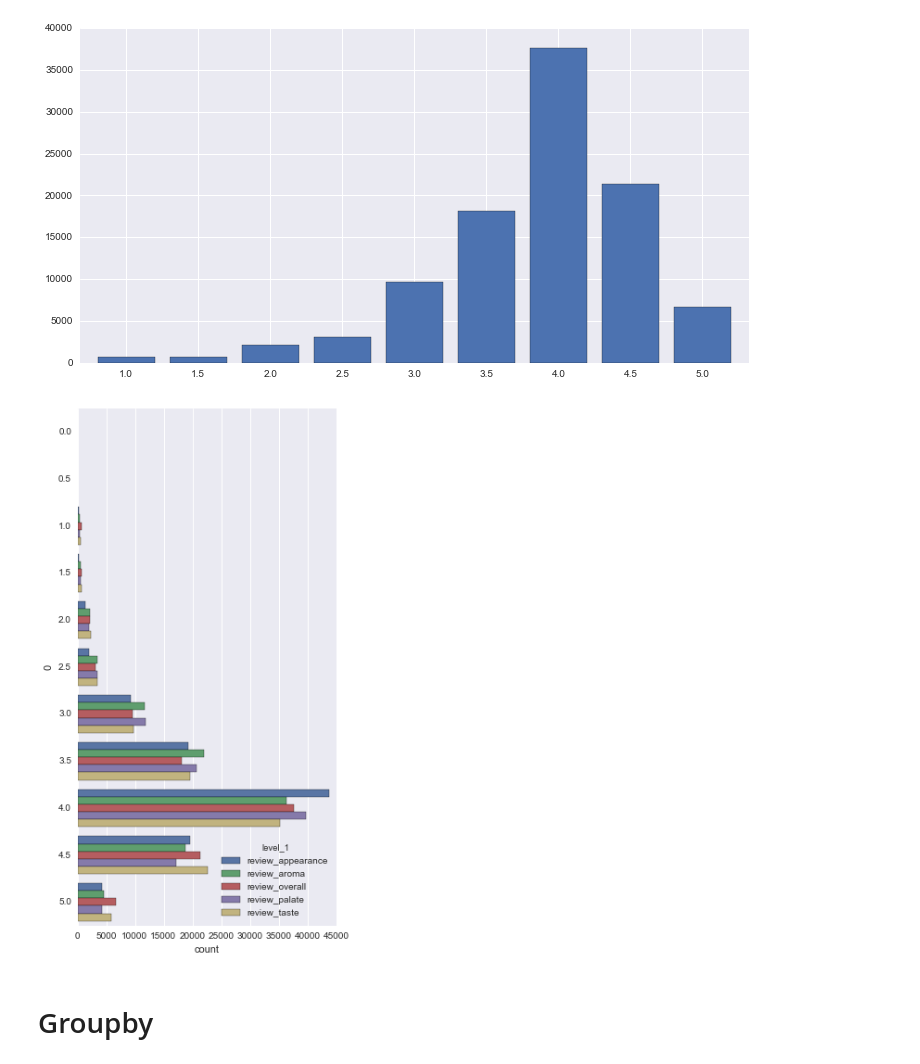
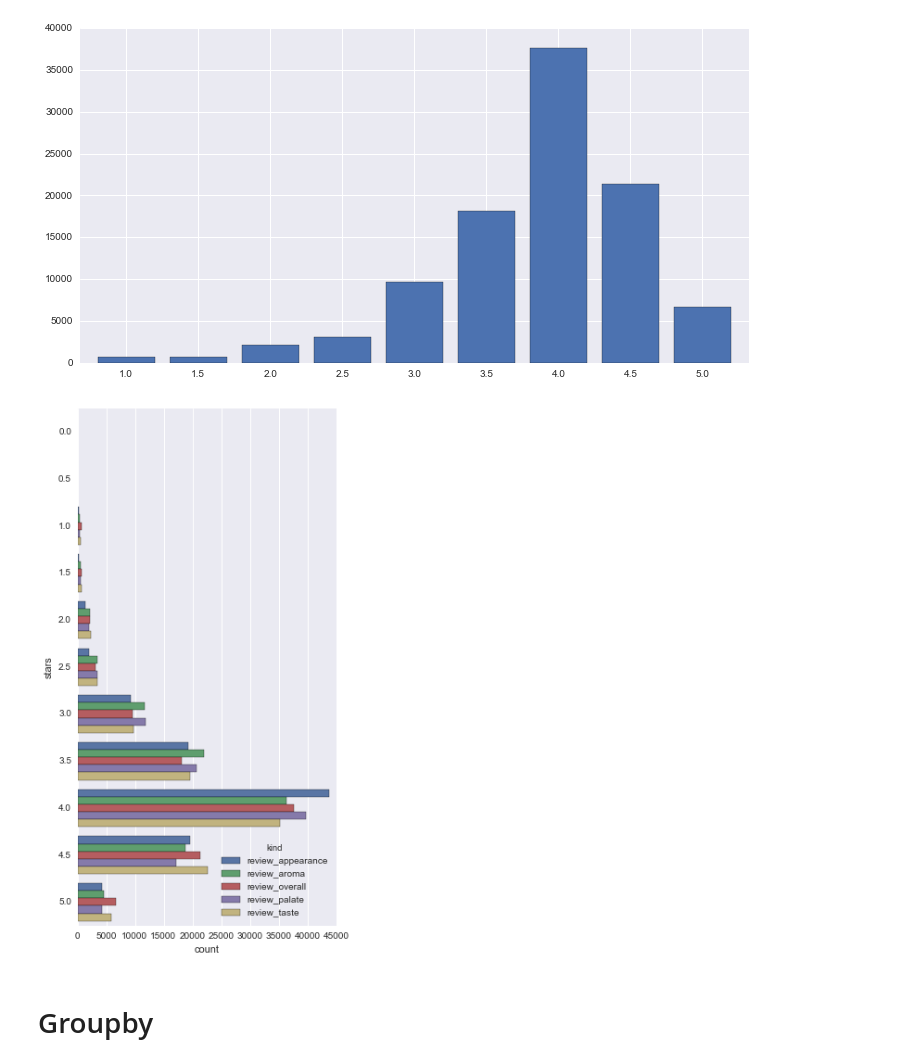
Before and after one commit to TomAugspurger/PyDataSeattle, a Jupyter notebook: notebooks/4. Groupby.ipynb, the cells around one changed output. Cells and saved outputs as stored; diff of their text form; code cells hidden in the pictures.

```diff
--- a/notebooks/4. Groupby.ipynb
+++ b/notebooks/4. Groupby.ipynb
@@ -73,10 +52,14 @@ df.review_overall.value_counts().sort_index().plot(kind='bar', width=.8, rot=0);
 [figure]
 # %%
 fig, ax = plt.subplots(figsize=(5, 10))
-sns.countplot(hue='level_1', y=0, data=df[review_cols].stack().reset_index(level=1), ax=ax,
-              order=np.arange(0, 5.5, .5));
+sns.countplot(hue='kind', y='stars', data=(df[review_cols]
+                                           .stack()
+                                           .reset_index(level=1)
+                                           .rename(columns={'level_1': 'kind',
+                                                            0: 'stars',})),
+              ax=ax, order=np.arange(0, 5.5, .5));
 # %% [output]
-[figure, old version]
+[figure, new version]
 # %% [markdown]
 # Groupby
 # %% [markdown]
```
Also changed, not shown: parts of 34 cells of this notebook, 8 other files.
